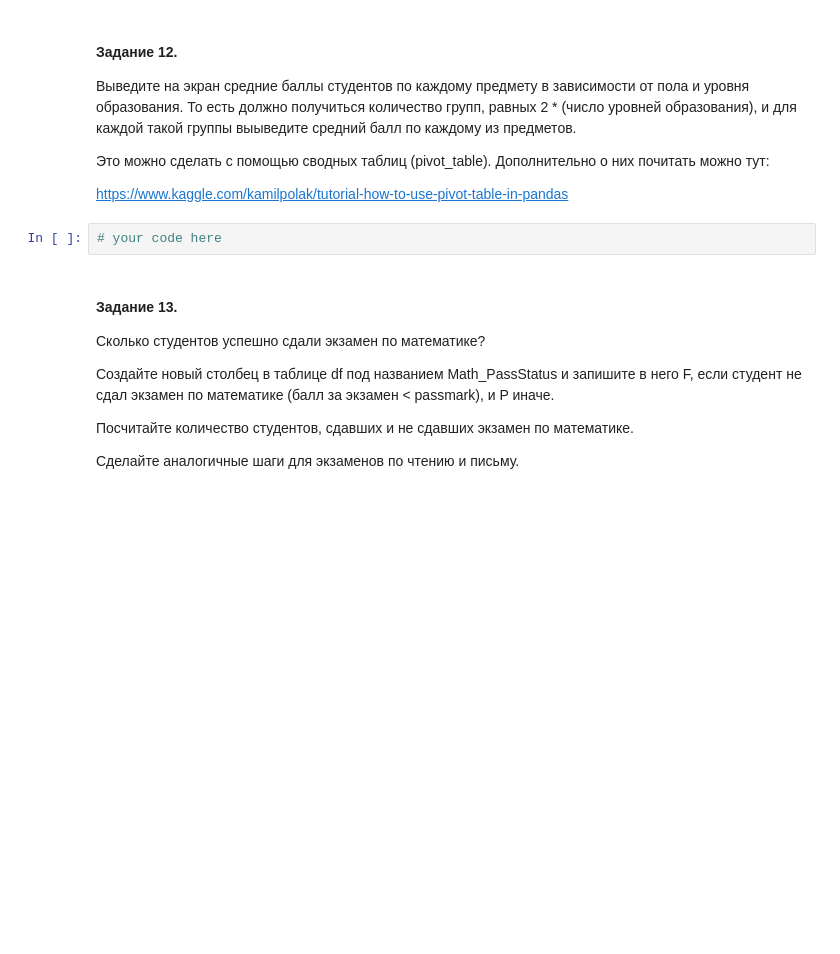
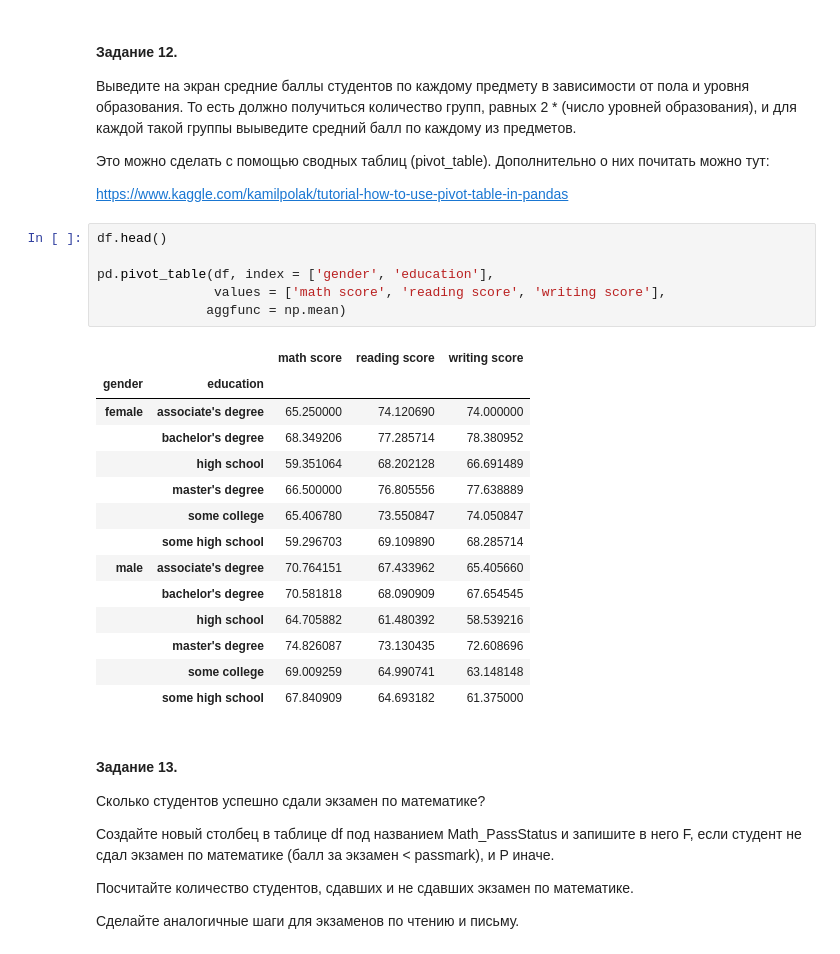
Before and after one commit to MariaGrib/mag2021, a Jupyter notebook: 2 semester/07p/hw06p.ipynb, the cells around one changed output. Cells and saved outputs as stored; diff of their text form; blank space fills up the shorter version.

```diff
--- a/2 semester/07p/hw06p.ipynb
+++ b/2 semester/07p/hw06p.ipynb
@@ -214,8 +290,27 @@ print(len(df[df['math score'] < passmark & (df['test preparation'] == 'none') &
 Это можно сделать с помощью сводных таблиц (pivot_table). Дополнительно о них почитать можно тут:
 
 https://www.kaggle.com/kamilpolak/tutorial-how-to-use-pivot-table-in-pandas
-# %%
-# your code here
+# %%
+df.head()
+
+pd.pivot_table(df, index = ['gender', 'education'],
+               values = ['math score', 'reading score', 'writing score'],
+              aggfunc = np.mean)
+# %% [output]
+|  |  | math score | reading score | writing score |
+| gender | education |  |  |  |
+| female | associate's degree | 65.250000 | 74.120690 | 74.000000 |
+|  | bachelor's degree | 68.349206 | 77.285714 | 78.380952 |
+|  | high school | 59.351064 | 68.202128 | 66.691489 |
+|  | master's degree | 66.500000 | 76.805556 | 77.638889 |
+|  | some college | 65.406780 | 73.550847 | 74.050847 |
+|  | some high school | 59.296703 | 69.109890 | 68.285714 |
+| male | associate's degree | 70.764151 | 67.433962 | 65.405660 |
+|  | bachelor's degree | 70.581818 | 68.090909 | 67.654545 |
+|  | high school | 64.705882 | 61.480392 | 58.539216 |
+|  | master's degree | 74.826087 | 73.130435 | 72.608696 |
+|  | some college | 69.009259 | 64.990741 | 63.148148 |
+|  | some high school | 67.840909 | 64.693182 | 61.375000 |
 # %% [markdown]
 #### Задание 13.
 
```
Also changed, not shown: parts of 12 cells of this notebook.
